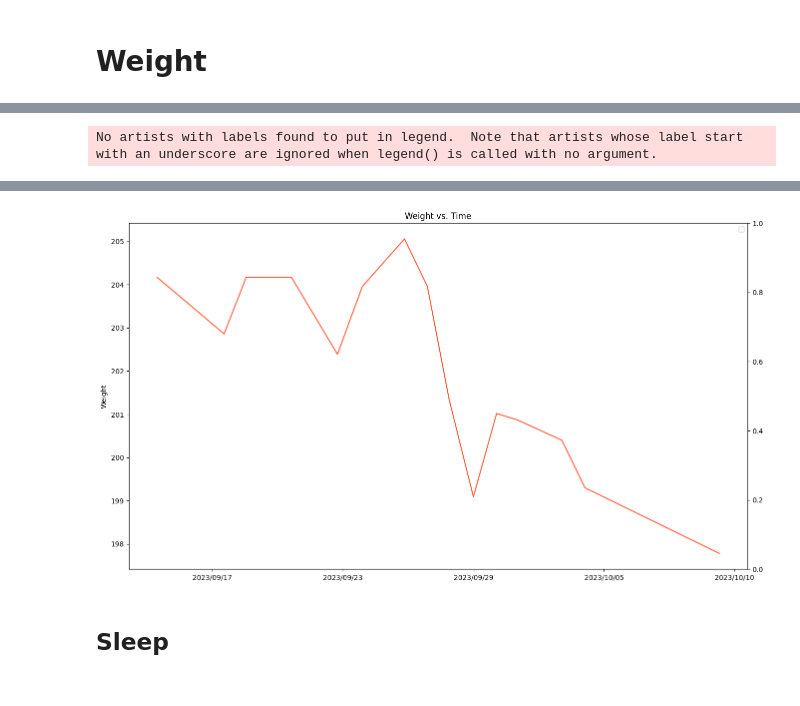
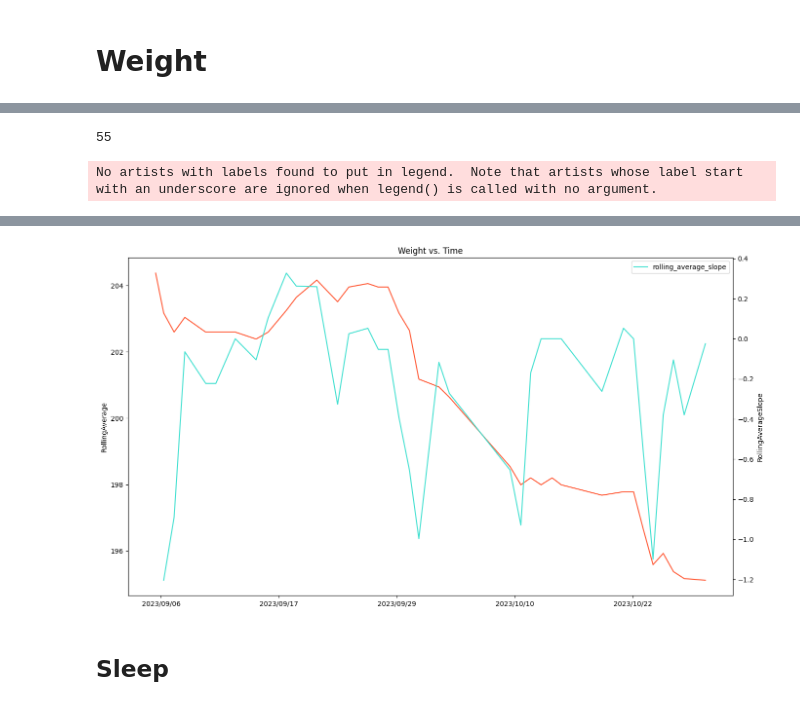
Before and after one commit to MattHandzel/HealthDataAnalysis, a Jupyter notebook: main.ipynb, the cells around one changed output, grey strips where cells are left out. Drawn from its saved outputs; the diff is of its cells as text; code cells hidden in the pictures.

```diff
--- a/main.ipynb
+++ b/main.ipynb
@@ -421,5 +439,43 @@ weight.head(15)
+# %%
+# Create a rolling average calculation using the previous 7 days worth of data. If there is not any data within those 7 days
+# then interpolate the data from other points
+
+def create_rolling_average_dataframe(df: pd.DataFrame):
+  '''
+  The purpose of this function is that it will make a dataframe that is a rolling average of the input dataframe, but it will do that using the
+  df["start_time"] as the time since last epoch to make the rolling average calculations. This is useful because the data is not evenly spaced out
+  '''
+  rolling_average_df = pd.DataFrame()
+  rolling_average_df["start_time"] = df["start_time"]
+  rolling_average_df["rolling_average"] = df["weight"]
+  # Create the date column from the starttime column
+  rolling_average_df["date"] = rolling_average_df["start_time"].apply(convert_time_since_last_epoch_to_date)
+  rolling_average_df.set_index("date", inplace=True)
+  rolling_average_df.index = pd.to_datetime(rolling_average_df.index)
+  rolling_average_df = rolling_average_df.resample('D').mean()
+
+  # Calculate the rolling average before interpolating
+  rolling_average_df["rolling_average"] = rolling_average_df["rolling_average"].rolling(7, min_periods=1).median()
+
+  # Then interpolate the missing values
+  rolling_average_df["rolling_average"] = rolling_average_df["rolling_average"].interpolate()
+
+  # Find the slope of the rolling average to figure out weight loss per day
+  rolling_average_df["rolling_average_slope"] = rolling_average_df["rolling_average"].diff()
+  rolling_average_df["rolling_average_slope"] = rolling_average_df["rolling_average_slope"].rolling(7, min_periods=1).mean()
+
+
+  return rolling_average_df
+
+rolling_average_df = create_rolling_average_dataframe(weight)
+# rolling_average_df = rolling_average_df.dropna()
+rolling_average_df = rolling_average_df.sort_values(by="start_time")
+rolling_average_df = rolling_average_df.reset_index(drop=True)
+rolling_average_df.head(5)
+rolling_average_df.shape[0]
+# %% [output]
+55
 # %%
-
-plot_variables(weight, "start_time", ["weight"], True, title="Weight vs. Time", convert_to_date=True)
+plot_variables(rolling_average_df, "start_time", ["rolling_average", "rolling_average_slope"], True, title="Weight vs. Time", convert_to_date=True)
 # %% [output]
 No artists with labels found to put in legend.  Note that artists whose label start with an underscore are ignored when legend() is called with no argument.
@@ -428,4 +484,4 @@ weight  is  #FF5733
-[figure, old version]
+[figure, new version]
 # %% [markdown]
 ## Sleep
 # %%
```
Also changed, not shown: parts of 19 cells of this notebook, 11 other files.
